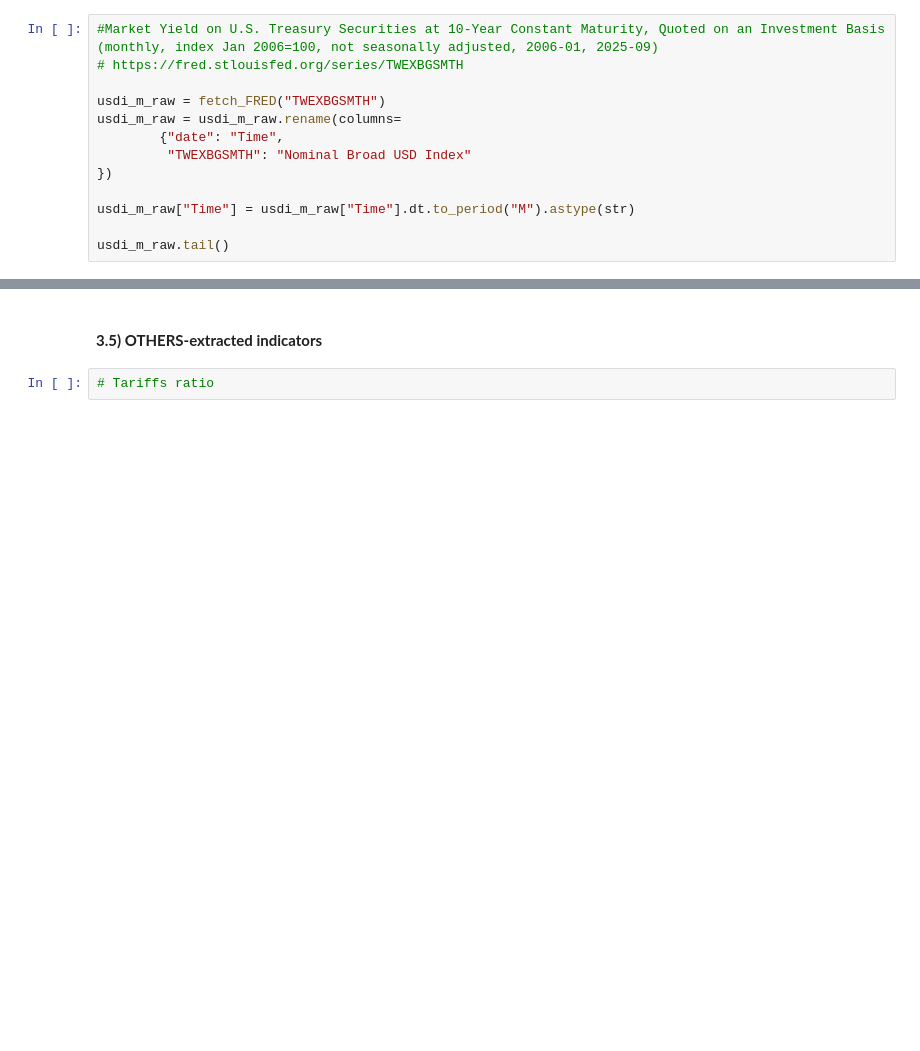
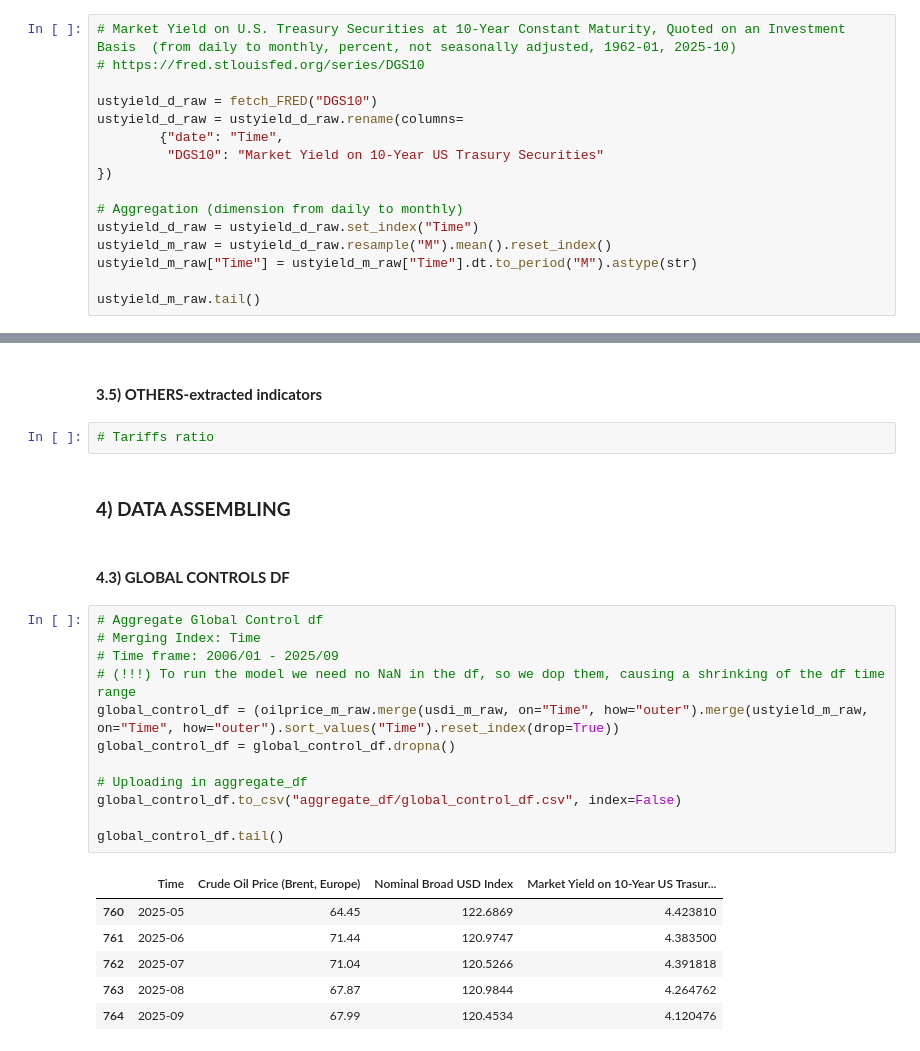
Before and after one commit to EliaLand/PSTR_Financial_Econometrics, a Jupyter notebook: data_fetcher/main.ipynb, the cells around one changed output, grey strips where cells are left out. Cells and saved outputs as stored; diff of their text form; blank space fills up the shorter version.

```diff
--- a/data_fetcher/main.ipynb
+++ b/data_fetcher/main.ipynb
@@ -322,15 +323,18 @@ usdi_m_raw.tail()
 | 629 | 2025-08 | 120.9844 |
 | 630 | 2025-09 | 120.4534 |
 # %%
-#Market Yield on U.S. Treasury Securities at 10-Year Constant Maturity, Quoted on an Investment Basis  (monthly, index Jan 2006=100, not seasonally adjusted, 2006-01, 2025-09)
-# https://fred.stlouisfed.org/series/TWEXBGSMTH
+# Market Yield on U.S. Treasury Securities at 10-Year Constant Maturity, Quoted on an Investment Basis  (from daily to monthly, percent, not seasonally adjusted, 1962-01, 2025-10)
+# https://fred.stlouisfed.org/series/DGS10
 
-usdi_m_raw = fetch_FRED("TWEXBGSMTH")
-usdi_m_raw = usdi_m_raw.rename(columns=
+ustyield_d_raw = fetch_FRED("DGS10")
+ustyield_d_raw = ustyield_d_raw.rename(columns=
         {"date": "Time",
-         "TWEXBGSMTH": "Nominal Broad USD Index"
+         "DGS10": "Market Yield on 10-Year US Trasury Securities"
 })
 
-usdi_m_raw["Time"] = usdi_m_raw["Time"].dt.to_period("M").astype(str)
+# Aggregation (dimension from daily to monthly)
+ustyield_d_raw = ustyield_d_raw.set_index("Time")
+ustyield_m_raw = ustyield_d_raw.resample("M").mean().reset_index()
+ustyield_m_raw["Time"] = ustyield_m_raw["Time"].dt.to_period("M").astype(str)
 
-usdi_m_raw.tail()
+ustyield_m_raw.tail()
@@ -338,3 +349,26 @@ usdi_m_raw.tail()
 #### **3.5) OTHERS-extracted indicators**
 # %%
 # Tariffs ratio
+# %% [markdown]
+### **4) DATA ASSEMBLING**
+# %% [markdown]
+#### **4.3) GLOBAL CONTROLS DF**
+# %%
+# Aggregate Global Control df
+# Merging Index: Time
+# Time frame: 2006/01 - 2025/09
+# (!!!) To run the model we need no NaN in the df, so we dop them, causing a shrinking of the df time range
+global_control_df = (oilprice_m_raw.merge(usdi_m_raw, on="Time", how="outer").merge(ustyield_m_raw, on="Time", how="outer").sort_values("Time").reset_index(drop=True))
+global_control_df = global_control_df.dropna()
+
+# Uploading in aggregate_df
+global_control_df.to_csv("aggregate_df/global_control_df.csv", index=False)
+
+global_control_df.tail()
+# %% [output]
+|  | Time | Crude Oil Price (Brent, Europe) | Nominal Broad USD Index | Market Yield on 10-Year US Trasur... |
+| 760 | 2025-05 | 64.45 | 122.6869 | 4.423810 |
+| 761 | 2025-06 | 71.44 | 120.9747 | 4.383500 |
+| 762 | 2025-07 | 71.04 | 120.5266 | 4.391818 |
+| 763 | 2025-08 | 67.87 | 120.9844 | 4.264762 |
+| 764 | 2025-09 | 67.99 | 120.4534 | 4.120476 |
```
Also changed, not shown: parts of 4 cells of this notebook, 2 other files.
